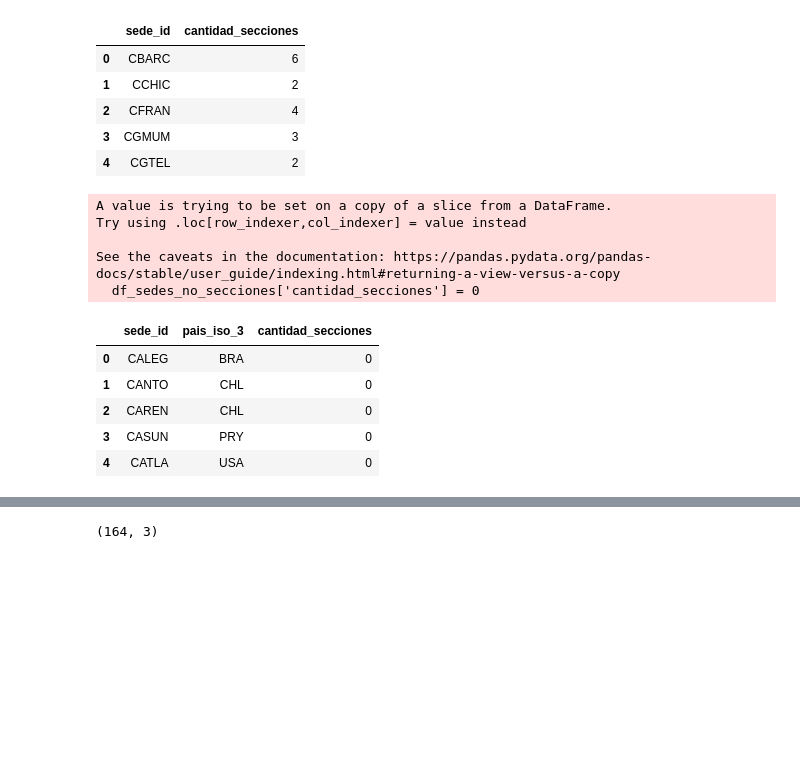
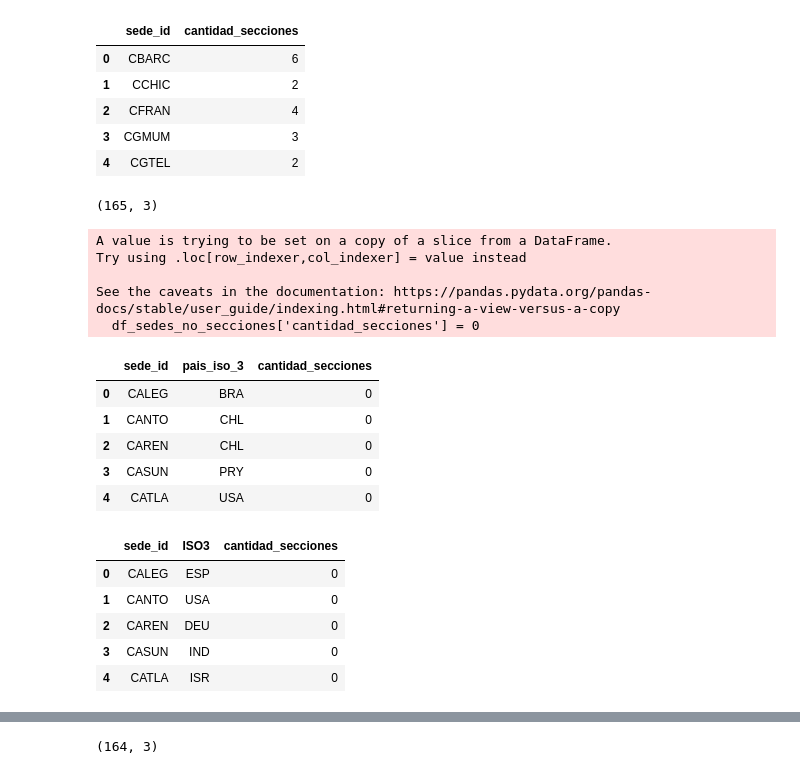
Before and after one commit to pedrobergaglio/tp1-ldd24, a Jupyter notebook: exploracion_datos.ipynb, the cells around one changed output, grey strips where cells are left out. Drawn from its saved outputs; the diff is of its cells as text; code cells hidden in the pictures; blank space fills up the shorter version.

```diff
--- a/exploracion_datos.ipynb
+++ b/exploracion_datos.ipynb
@@ -358,24 +357,44 @@ df_sedes_no_secciones = df_sedes[~df_sedes['sede_id'].isin(df_secciones_count['s
 
 #add cantidad_secciones = 0 to the sedes that are not in secciones count
 df_sedes_no_secciones['cantidad_secciones'] = 0
-
 #reset both indexes
 df_sedes_no_secciones = df_sedes_no_secciones.reset_index(drop=True)
 df_secciones_count = df_secciones_count.reset_index(drop=True)
-
 #merge the sedes with secciones count and without
 df_secciones_count = pd.concat([df_sedes_no_secciones, df_secciones_count])
-
+print(df_secciones_count.shape)
 df_secciones_count.head()
 # %% [output]
-A value is trying to be set on a copy of a slice from a DataFrame.
-Try using .loc[row_indexer,col_indexer] = value instead
-
-See the caveats in the documentation: https://pandas.pydata.org/pandas-docs/stable/user_guide/indexing.html#returning-a-view-versus-a-copy
-  df_sedes_no_secciones['cantidad_secciones'] = 0
+(165, 3)
+A value is trying to be set on a copy of a slice from a DataFrame.
+Try using .loc[row_indexer,col_indexer] = value instead
+
+See the caveats in the documentation: https://pandas.pydata.org/pandas-docs/stable/user_guide/indexing.html#returning-a-view-versus-a-copy
+  df_sedes_no_secciones['cantidad_secciones'] = 0
 |  | sede_id | pais_iso_3 | cantidad_secciones |
 | 0 | CALEG | BRA | 0 |
 | 1 | CANTO | CHL | 0 |
 | 2 | CAREN | CHL | 0 |
 | 3 | CASUN | PRY | 0 |
 | 4 | CATLA | USA | 0 |
+# %%
+#rename column pais_iso_3 to ISO3
+df_secciones_count = df_secciones_count.rename(columns={'pais_iso_3': 'ISO3'})
+
+df_sedes = df_secciones_count
+
+# DITIC parece ser una sede de TESTING, la eliminamos
+df_sedes = df_sedes[df_sedes['sede_id'] != 'DITIC']
+
+for index, row in df_sedes[df_sedes['ISO3'].isna()].iterrows():
+    for index2, row2 in df_sedes_datos[df_sedes_datos['sede_id'] == row['sede_id']].iterrows():
+        df_sedes.at[index, 'ISO3'] = row2['pais_iso_3']
+
+df_sedes.head()
+# %% [output]
+|  | sede_id | ISO3 | cantidad_secciones |
+| 0 | CALEG | ESP | 0 |
+| 1 | CANTO | USA | 0 |
+| 2 | CAREN | DEU | 0 |
+| 3 | CASUN | IND | 0 |
+| 4 | CATLA | ISR | 0 |
```
Also changed, not shown: parts of 7 cells of this notebook, 4 other files.
